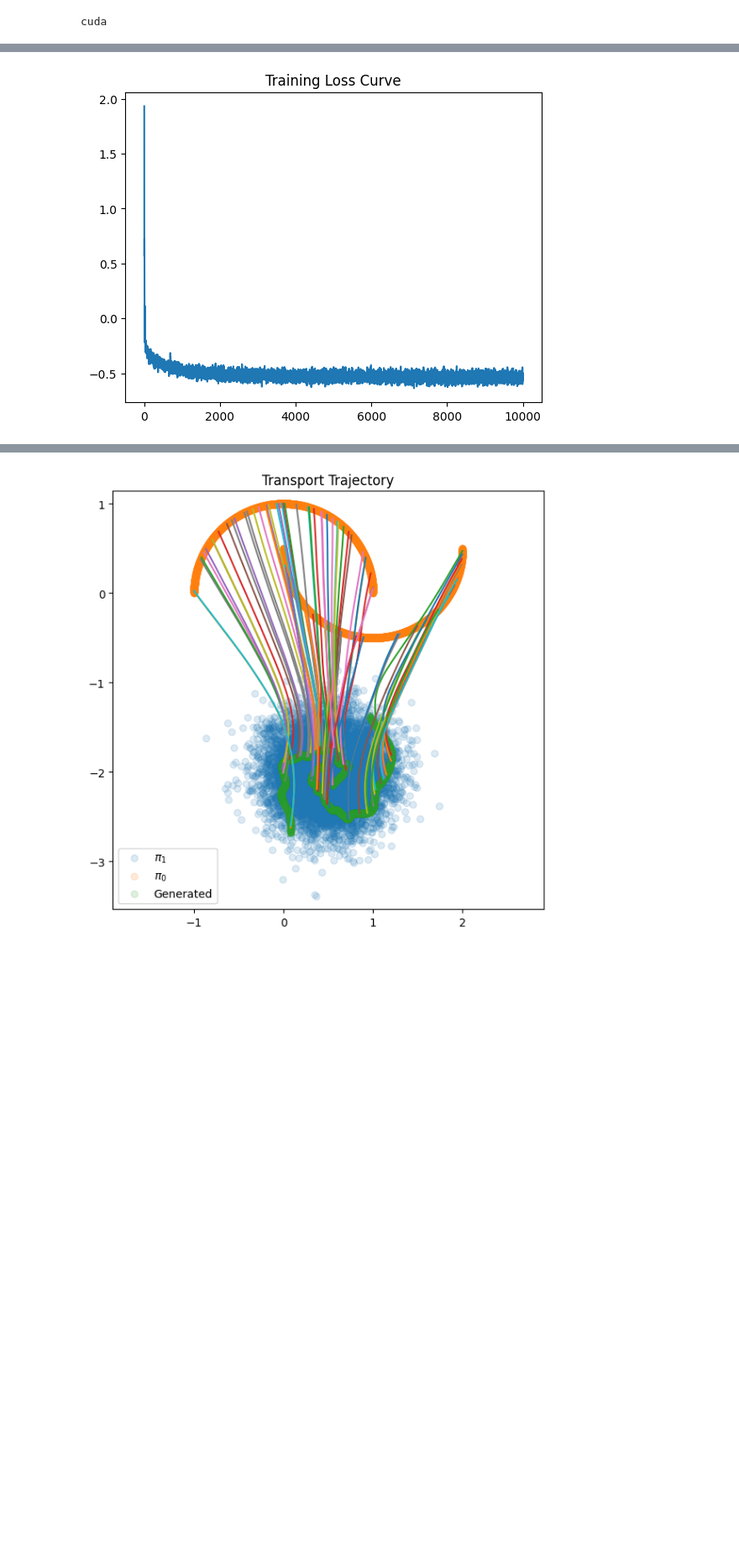
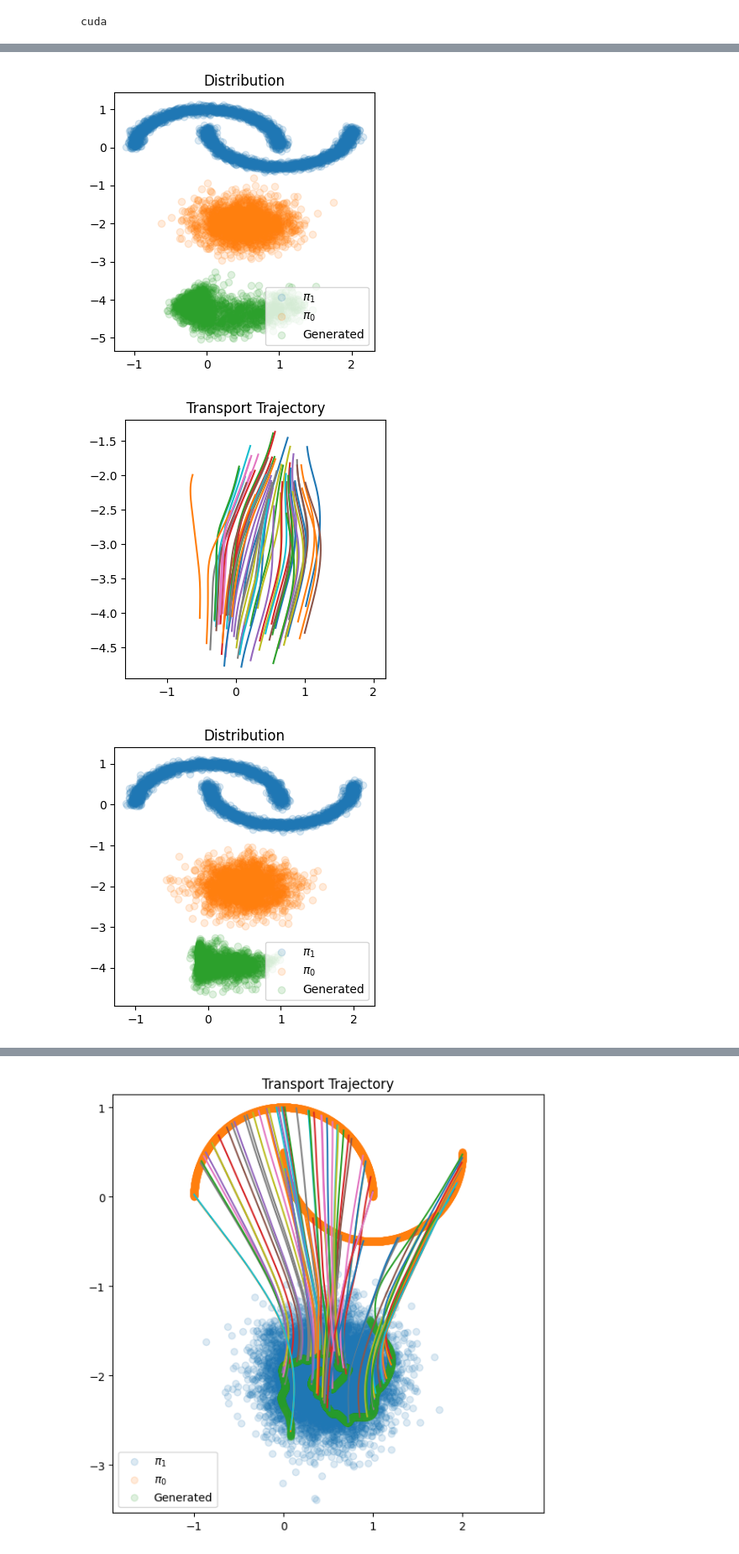
Before and after one commit to HeiseMax/RectifiedFlow, a Jupyter notebook: toyexamples/toy_example28_net.ipynb, the cells around one changed output, grey strips where cells are left out. Shown at 84% size. Drawn from its saved outputs; the diff is of its cells as text; code cells hidden in the pictures; blank space fills up the shorter version.

```diff
--- a/toyexamples/toy_example28_net.ipynb
+++ b/toyexamples/toy_example28_net.ipynb
@@ -25,7 +25,7 @@ pile_sampler = Categorical(torch.tensor([1]))
 normal_target = MultivariateNormal(torch.tensor([[0.5, -2]]).float(), 0.1*torch.stack([torch.eye(2)]))
 sampler_target = MixtureSameFamily(pile_sampler, normal_target)
 # %%
-samples, label = make_moons(10000, shuffle=False)
+samples, label = make_moons(10000, shuffle=False, noise=0.05)
 samples_init = torch.tensor(samples).float().to(device)
 samples_target = sampler_target.sample([10000]).to(device)
 
@@ -34,6 +34,8 @@ samples_init = samples_init[indices]
 indices = torch.randperm(samples_init.size(0))
 samples_target = samples_target[indices]
 
+#samples_init, samples_target = samples_target, samples_init
+
 plt.figure(figsize=(6,6))
 plt.scatter(samples_init[:,0].cpu().numpy(), samples_init[:,1].cpu().numpy())
 plt.scatter(samples_target[:,0].cpu().numpy(), samples_target[:,1].cpu().numpy())
@@ -91,6 +93,28 @@ class RectifiedFlow(Module):
             trajectory.append(z.detach().clone())
 
         return trajectory
+# %%
+def draw_plot(rectified_flow, z0, z1, num_steps):
+  traj = rectified_flow.sample_ode(z0=z0, num_steps=num_steps)
+
+  plt.figure(figsize=(4,4))
+
+  plt.scatter(z1[:, 0].cpu().numpy(), z1[:, 1].cpu().numpy(), label=r'$\pi_1$', alpha=0.15)
+  plt.scatter(traj[0][:, 0].cpu().numpy(), traj[0][:, 1].cpu().numpy(), label=r'$\pi_0$', alpha=0.15)
+  plt.scatter(traj[-1][:, 0].cpu().numpy(), traj[-1][:, 1].cpu().numpy(), label='Generated', alpha=0.15)
+  plt.legend()
+  plt.title('Distribution')
+  #plt.tight_layout()
+  plt.show()
+
+  traj_particles = torch.stack(traj)
+  plt.figure(figsize=(4,4))
+  plt.axis('equal')
+  for i in range(60):
+    plt.plot(traj_particles[:, i, 0].cpu().numpy(), traj_particles[:, i, 1].cpu().numpy())
+  plt.title('Transport Trajectory')
+  #plt.tight_layout()
+  plt.show()
 # %%
 def train_rectified_flow(rectified_flow, optimizer, pairs, batchsize, inner_iters):
     loss_curve = []
@@ -110,5 +134,11 @@ def train_rectified_flow(rectified_flow, optimizer, pairs, batchsize, inner_iter
 
         optimizer.step()
         loss_curve.append(loss.item())
+        if i == 4000:
+            z0, _ = make_moons(3000, shuffle=True, noise=0.05)
+            draw_plot(rectified_flow,z1, torch.tensor(z0).cuda().float(),  1000)
+        if i == 20000:
+            z0, _ = make_moons(3000, shuffle=True, noise=0.05)
+            draw_plot(rectified_flow, z1,torch.tensor(z0).cuda().float(),  1000)
 
     return rectified_flow, loss_curve
@@ -139,15 +145,17 @@ def draw_plot(rectified_flow, z0, z1, num_steps):
 # %%
-iterations = 10000
+iterations = 20010
 batchsize = 2048
 input_dim = 2
 
-v_model_1 = MLP(input_dim, hidden_num=100)
+v_model_1 = MLP(input_dim, hidden_num=60)
 rectified_flow_1 = RectifiedFlow(v_model_1)
 optimizer = torch.optim.Adam(rectified_flow_1.v_model.parameters(), lr=5e-3)
 
 rectified_flow_1, loss_curve_1 = train_rectified_flow(rectified_flow_1, optimizer, pairs_1, batchsize, iterations)
 plt.plot(np.log(loss_curve_1))
 plt.title("Training Loss Curve")
 plt.show()
 # %% [output]
-[figure, old version]
+[figure, new version]
+[figure, added]
+[figure, added]
```
Also changed, not shown: parts of 3 cells of this notebook, 29 other files.
